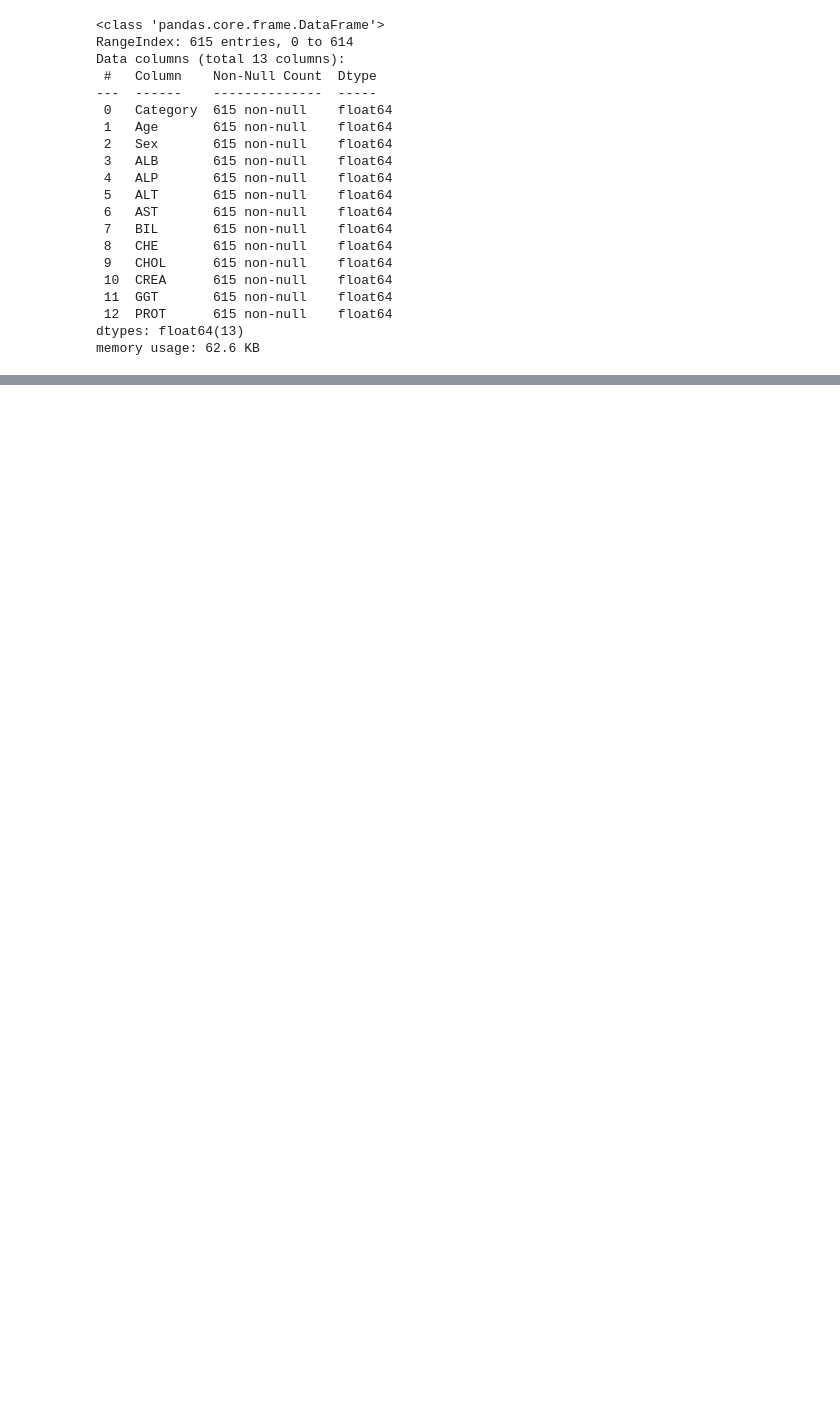
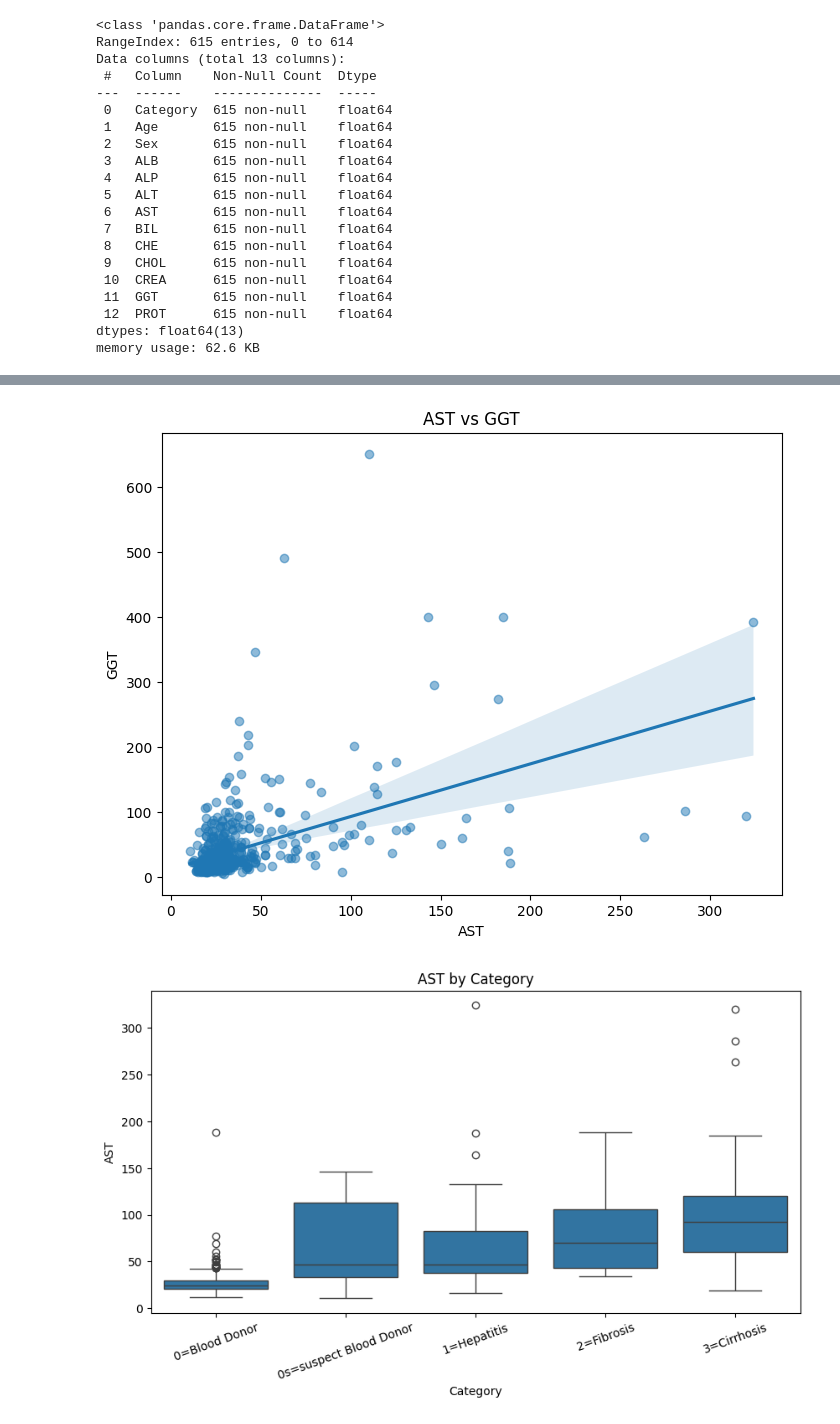
Before and after one commit to abhaymittal7/abhaymittal_eda, a Jupyter notebook: Untitled0.ipynb, the cells around one changed output, grey strips where cells are left out. Cells and saved outputs as stored; diff of their text form; code cells hidden in the pictures; blank space fills up the shorter version.

```diff
--- a/Untitled0.ipynb
+++ b/Untitled0.ipynb
@@ -328,0 +590,40 @@ df.describe()
+# %%
+#Scatter plot with regression line: AST vs GGT
+plt.figure(figsize=(8, 6))
+
+sns.regplot(
+    x="AST",
+    y="GGT",
+    data=hcv_data,
+    scatter_kws={"alpha": 0.5}
+)
+
+plt.title("AST vs GGT")
+plt.show()
+
+#Box plot of AST across categories
+plt.figure(figsize=(10, 5))
+
+sns.boxplot(
+    x="Category",
+    y="AST",
+    data=hcv_data
+)
+
+plt.xticks(rotation=20)
+plt.title("AST by Category")
+plt.show()
+
+#Stacked bar chart of diagnosis by sex
+pd.crosstab(hcv_data["Sex"], hcv_data["Diagnosis"], normalize="index").plot(
+    kind="bar",
+    stacked=True,
+    figsize=(7, 5)
+)
+
+plt.title("Diagnosis Proportion by Sex")
+plt.ylabel("Proportion")
+plt.show()
+# %% [output]
+[figure, added]
+[figure, added]
```
Also changed, not shown: parts of 14 cells of this notebook.
